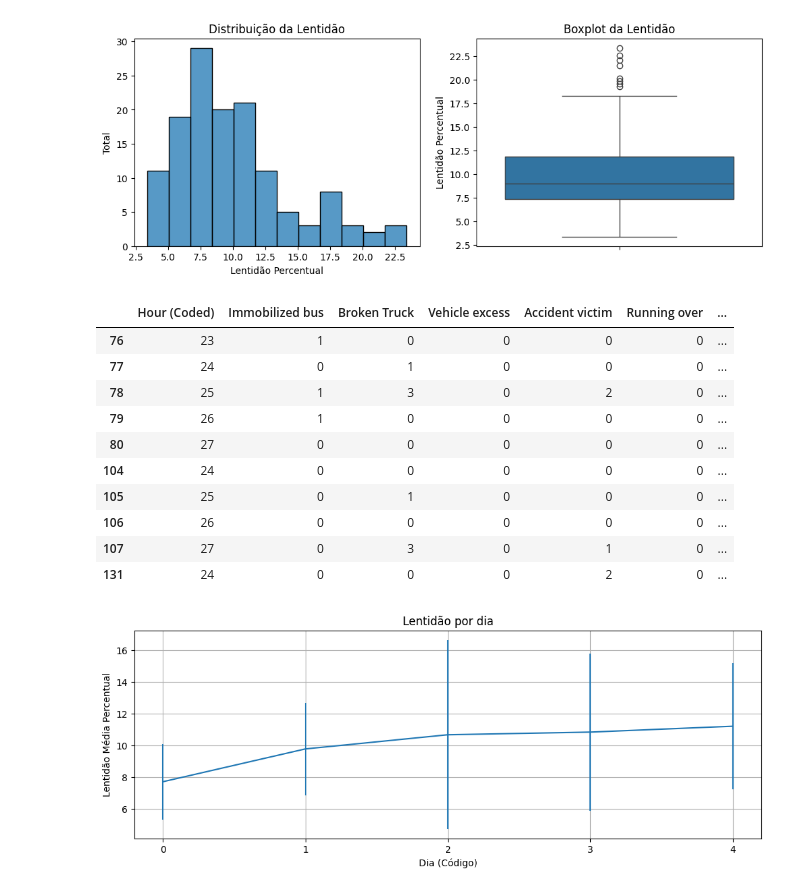
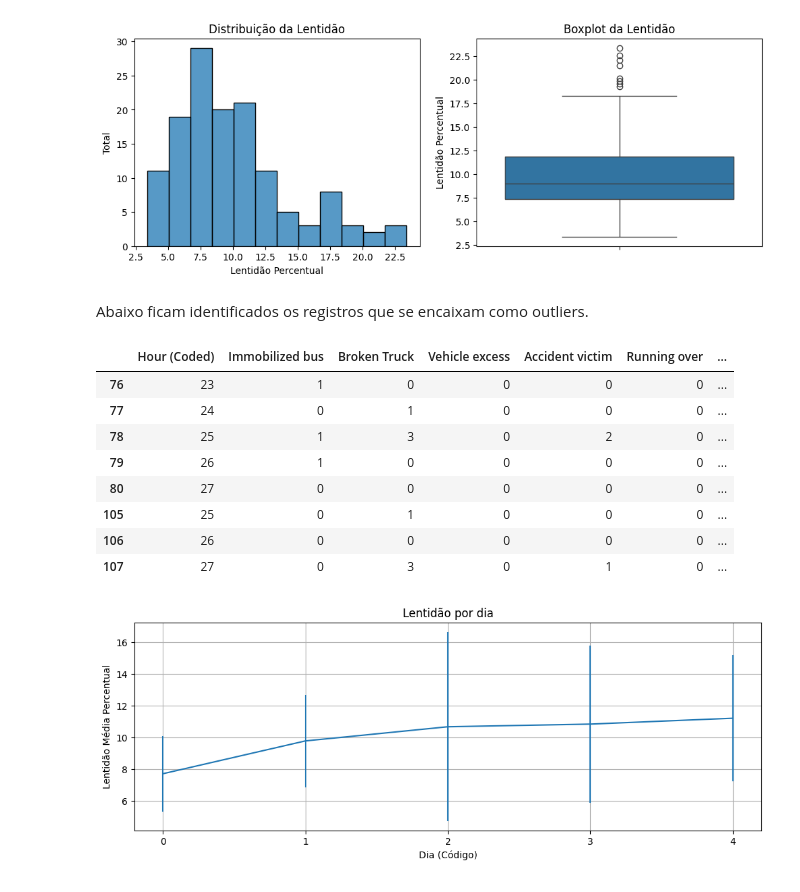
Before and after one commit to CMS999/NotebookPesquisaAcademica, a Jupyter notebook: notebook.ipynb, the cells around one changed output. Drawn from its saved outputs; the diff is of its cells as text; code cells hidden in the pictures.

```diff
--- a/notebook.ipynb
+++ b/notebook.ipynb
@@ -139,18 +139,18 @@ axs[1].set_ylabel("Lentidão Percentual")
 plt.show()
 # %% [output]
 [figure]
+# %% [markdown]
+Abaixo ficam identificados os registros que se encaixam como outliers.
 # %%
-data[data[slowness]>18]
+data[data[slowness]>18.5]
 # %% [output]
 |  | Hour (Coded) | Immobilized bus | Broken Truck | Vehicle excess | Accident victim | Running over | ... |
 | 76 | 23 | 1 | 0 | 0 | 0 | 0 | ... |
 | 77 | 24 | 0 | 1 | 0 | 0 | 0 | ... |
 | 78 | 25 | 1 | 3 | 0 | 2 | 0 | ... |
 | 79 | 26 | 1 | 0 | 0 | 0 | 0 | ... |
 | 80 | 27 | 0 | 0 | 0 | 0 | 0 | ... |
-| 104 | 24 | 0 | 0 | 0 | 0 | 0 | ... |
 | 105 | 25 | 0 | 1 | 0 | 0 | 0 | ... |
 | 106 | 26 | 0 | 0 | 0 | 0 | 0 | ... |
 | 107 | 27 | 0 | 3 | 0 | 1 | 0 | ... |
-| 131 | 24 | 0 | 0 | 0 | 2 | 0 | ... |
 # %%
```
Also changed, not shown: parts of 3 cells of this notebook.
